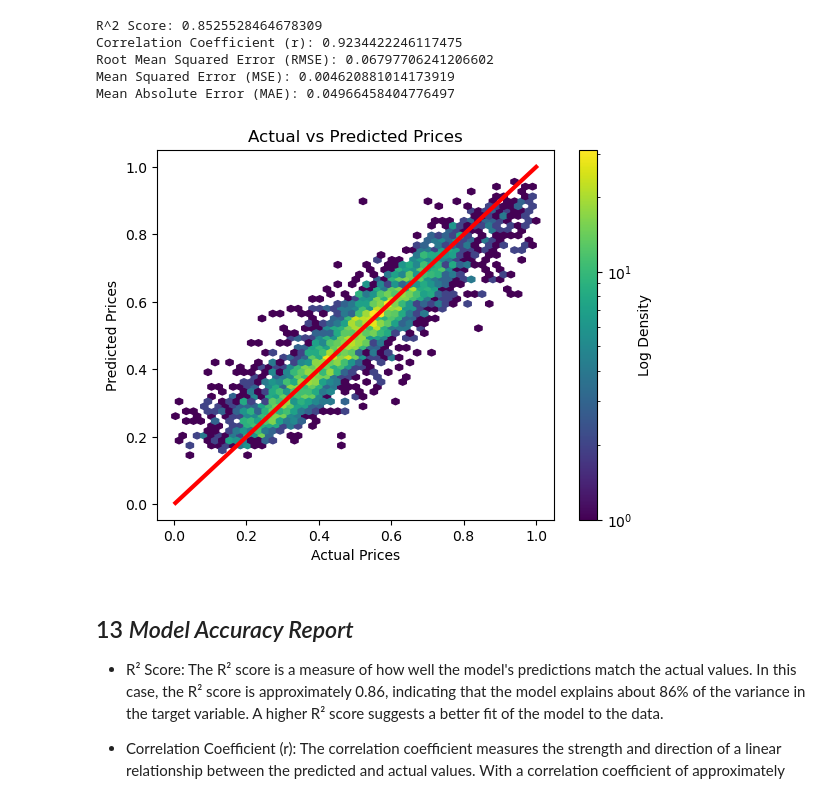
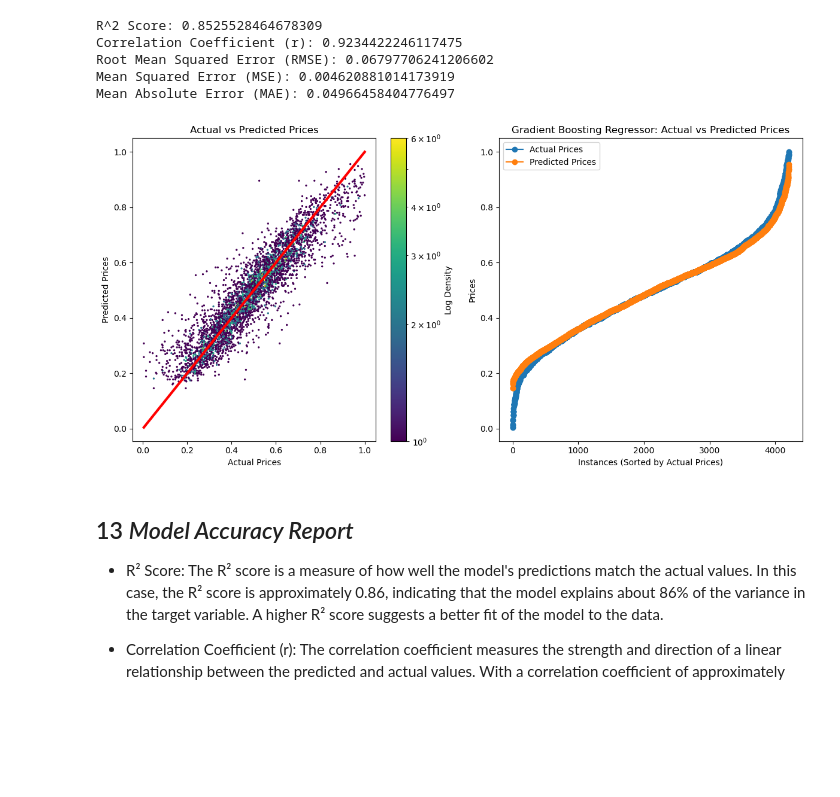
Before and after one commit to ahmedembeddedx/Housing_Data_Predictive_Model, a Jupyter notebook: Housing Data Analysis Prediction, Segmentation, and Trends/notebook.ipynb, the cells around one changed output. Saved outputs shown, nothing was run; the diff lists cells and outputs as text; code cells hidden in the pictures; blank space fills up the shorter version.

```diff
--- a/Housing Data Analysis Prediction, Segmentation, and Trends/notebook.ipynb
+++ b/Housing Data Analysis Prediction, Segmentation, and Trends/notebook.ipynb
@@ -625,19 +625,33 @@ Root Mean Squared Error (RMSE): 0.06797706241206602
 Mean Squared Error (MSE): 0.004620881014173919
 Mean Absolute Error (MAE): 0.04966458404776497
 # %%
-plt.hexbin(y_test, y_pred, gridsize=50, cmap='viridis', bins='log')
-
+# Plotting the hexbin plot
+plt.figure(figsize=(12, 6))
+plt.subplot(1, 2, 1)  # 1 row, 2 columns, position 1
+plt.hexbin(y_test, y_pred, gridsize=200, cmap='viridis', bins='log')
 plt.plot([min(y_test), max(y_test)], [min(y_test), max(y_test)], linestyle='-', color='red', linewidth=3)
-
 plt.title('Actual vs Predicted Prices')
 plt.xlabel('Actual Prices')
 plt.ylabel('Predicted Prices')
-
 plt.colorbar(label='Log Density')
 
+# Plotting the line plot
+plt.subplot(1, 2, 2)  # 1 row, 2 columns, position 2
+sorted_indices = np.argsort(y_test)
+plt.plot(np.arange(len(y_test)), np.sort(y_test), label='Actual Prices', marker='o')
+plt.plot(np.arange(len(y_test)), np.sort(y_pred), label='Predicted Prices', marker='o')
+plt.title('Gradient Boosting Regressor: Actual vs Predicted Prices')
+plt.xlabel('Instances (Sorted by Actual Prices)')
+plt.ylabel('Prices')
+plt.legend()
+
+# Adjust layout
+plt.tight_layout()
+
+# Show the combined plot
 plt.show()
 # %% [output]
-[figure, old version]
+[figure, new version]
 # %% [markdown]
 ## 13 *Model Accuracy Report*
 
```
